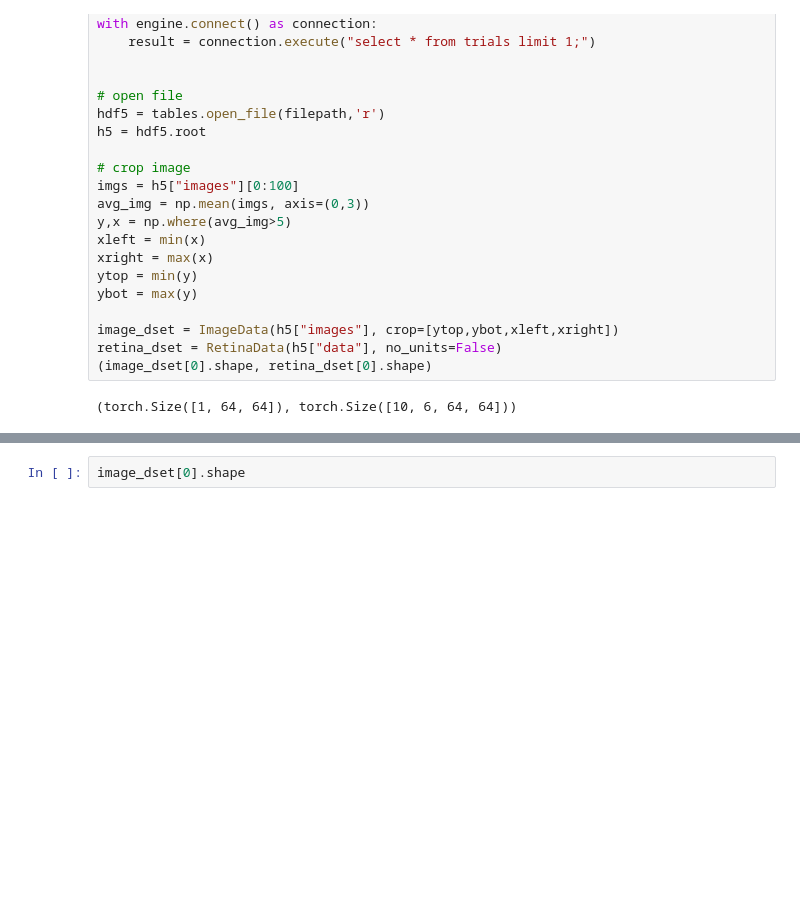
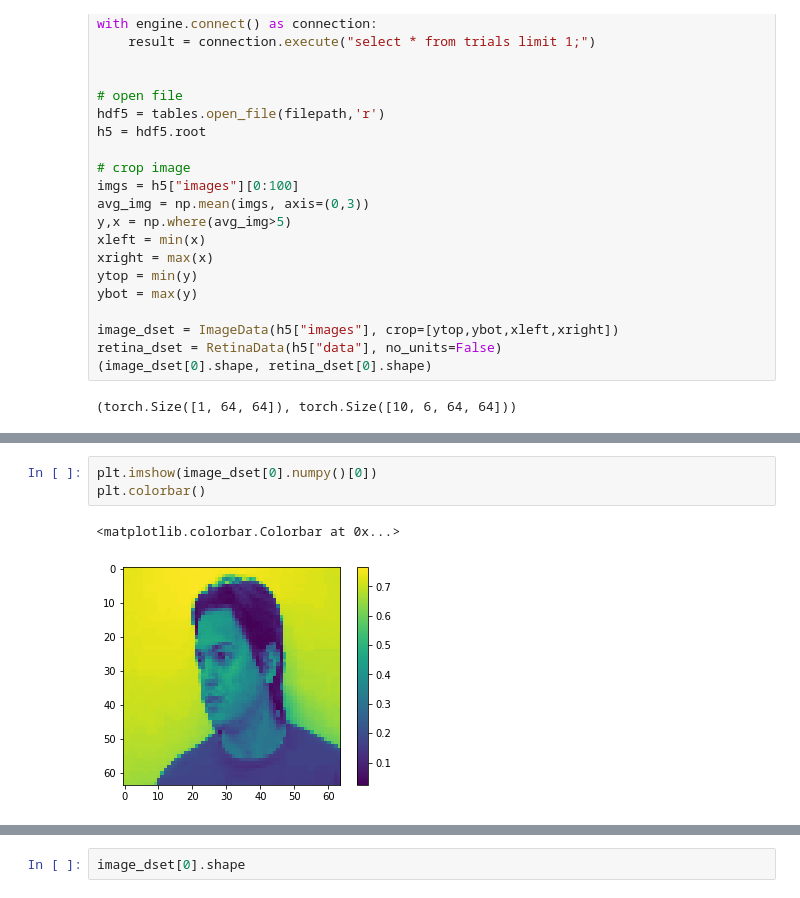
Before and after one commit to tbenst/glia, a Jupyter notebook: notebooks/debug.ipynb, the cells around one changed output, grey strips where cells are left out. Cells and saved outputs as stored; diff of their text form; blank space fills up the shorter version.

```diff
--- a/notebooks/debug.ipynb
+++ b/notebooks/debug.ipynb
@@ -75,0 +121,6 @@ tensor(23.)
+# %%
+plt.imshow(image_dset[0].numpy()[0])
+plt.colorbar()
+# %% [output]
+<matplotlib.colorbar.Colorbar at 0x...>
+[figure, added]
```
Also changed, not shown: parts of 33 cells of this notebook, 6 other files.
